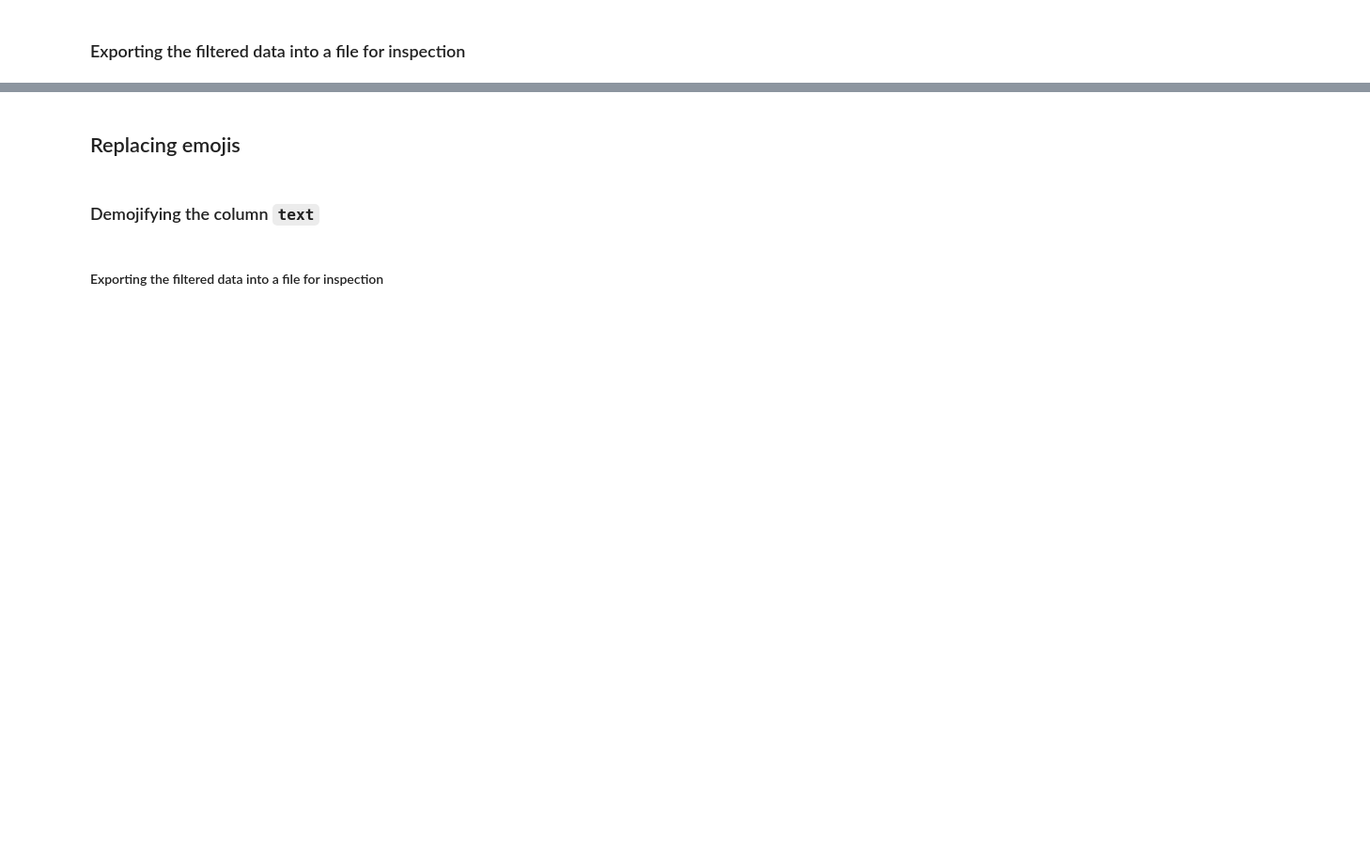
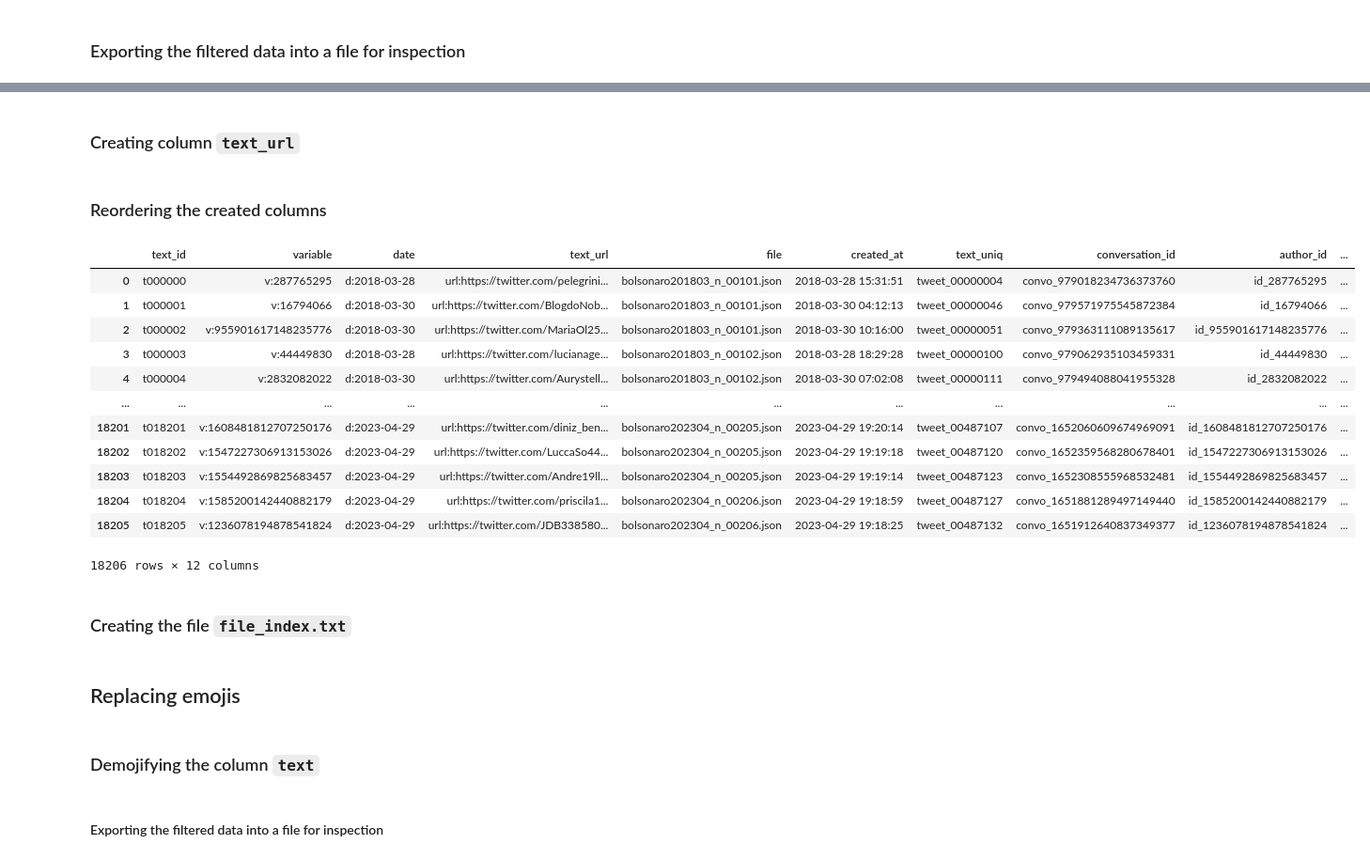
Before and after one commit to laelgelc/cl_st1_querem, a Jupyter notebook: CL_St1_Querem.ipynb, the cells around one changed output, grey strips where cells are left out. Shown: that part at 94% size. Drawn from its saved outputs; the diff is of its cells as text; code cells hidden in the pictures; blank space fills up the shorter version.

```diff
--- a/CL_St1_Querem.ipynb
+++ b/CL_St1_Querem.ipynb
@@ -157,0 +165,2 @@ df_tweets_filtered.to_csv('tweets_emojified.tsv', sep='\t', index=False)
+# %%
+df_tweets_filtered['variable'] = 'v:' + df_tweets_filtered['author_id'].str.replace('id_', '')
@@ -157,0 +169,36 @@ df_tweets_filtered.to_csv('tweets_emojified.tsv', sep='\t', index=False)
+# %%
+# Convert 'created_at' to datetime format
+df_tweets_filtered['created_at'] = pd.to_datetime(df_tweets_filtered['created_at'])
+
+# Extract the date part (without time) into a new column 'date'
+df_tweets_filtered['date'] = df_tweets_filtered['created_at'].dt.date
+
+# Add the prefix 'd:' to the 'date' values
+df_tweets_filtered['date'] = 'd:' + df_tweets_filtered['date'].astype(str)
+# %% [markdown]
+### Creating column `text_url`
+# %%
+df_tweets_filtered['text_url'] = 'url:' + df_tweets_filtered['tweet_url']
+# %% [markdown]
+### Reordering the created columns
+# %%
+# Reorder the columns (we use list comprehension to create a list of all columns except 'text_id', 'variable', 'date' and 'text_url')
+df_tweets_filtered = df_tweets_filtered[['text_id', 'variable', 'date', 'text_url'] + [col for col in df_tweets_filtered.columns if col not in ['text_id', 'variable', 'date', 'text_url']]]
+# %%
+df_tweets_filtered
+# %% [output]
+|  | text_id | variable | date | text_url | file | created_at | text_uniq | conversation_id | author_id | ... |
+| 0 | t000000 | v:287765295 | d:2018-03-28 | url:https://twitter.com/pelegrini... | bolsonaro201803_n_00101.json | 2018-03-28 15:31:51 | tweet_00000004 | convo_979018234736373760 | id_287765295 | ... |
+| 1 | t000001 | v:16794066 | d:2018-03-30 | url:https://twitter.com/BlogdoNob... | bolsonaro201803_n_00101.json | 2018-03-30 04:12:13 | tweet_00000046 | convo_979571975545872384 | id_16794066 | ... |
+| 2 | t000002 | v:955901617148235776 | d:2018-03-30 | url:https://twitter.com/MariaOl25... | bolsonaro201803_n_00101.json | 2018-03-30 10:16:00 | tweet_00000051 | convo_979363111089135617 | id_955901617148235776 | ... |
+| 3 | t000003 | v:44449830 | d:2018-03-28 | url:https://twitter.com/lucianage... | bolsonaro201803_n_00102.json | 2018-03-28 18:29:28 | tweet_00000100 | convo_979062935103459331 | id_44449830 | ... |
+| 4 | t000004 | v:2832082022 | d:2018-03-30 | url:https://twitter.com/Aurystell... | bolsonaro201803_n_00102.json | 2018-03-30 07:02:08 | tweet_00000111 | convo_979494088041955328 | id_2832082022 | ... |
+| ... | ... | ... | ... | ... | ... | ... | ... | ... | ... | ... |
+| 18201 | t018201 | v:1608481812707250176 | d:2023-04-29 | url:https://twitter.com/diniz_ben... | bolsonaro202304_n_00205.json | 2023-04-29 19:20:14 | tweet_00487107 | convo_1652060609674969091 | id_1608481812707250176 | ... |
+| 18202 | t018202 | v:1547227306913153026 | d:2023-04-29 | url:https://twitter.com/LuccaSo44... | bolsonaro202304_n_00205.json | 2023-04-29 19:19:18 | tweet_00487120 | convo_1652359568280678401 | id_1547227306913153026 | ... |
+| 18203 | t018203 | v:1554492869825683457 | d:2023-04-29 | url:https://twitter.com/Andre19ll... | bolsonaro202304_n_00205.json | 2023-04-29 19:19:14 | tweet_00487123 | convo_1652308555968532481 | id_1554492869825683457 | ... |
+| 18204 | t018204 | v:1585200142440882179 | d:2023-04-29 | url:https://twitter.com/priscila1... | bolsonaro202304_n_00206.json | 2023-04-29 19:18:59 | tweet_00487127 | convo_1651881289497149440 | id_1585200142440882179 | ... |
+| 18205 | t018205 | v:1236078194878541824 | d:2023-04-29 | url:https://twitter.com/JDB338580... | bolsonaro202304_n_00206.json | 2023-04-29 19:18:25 | tweet_00487132 | convo_1651912640837349377 | id_1236078194878541824 | ... |
+18206 rows × 12 columns
+# %% [markdown]
+### Creating the file `file_index.txt`
```
Also changed, not shown: parts of 12 cells of this notebook.
